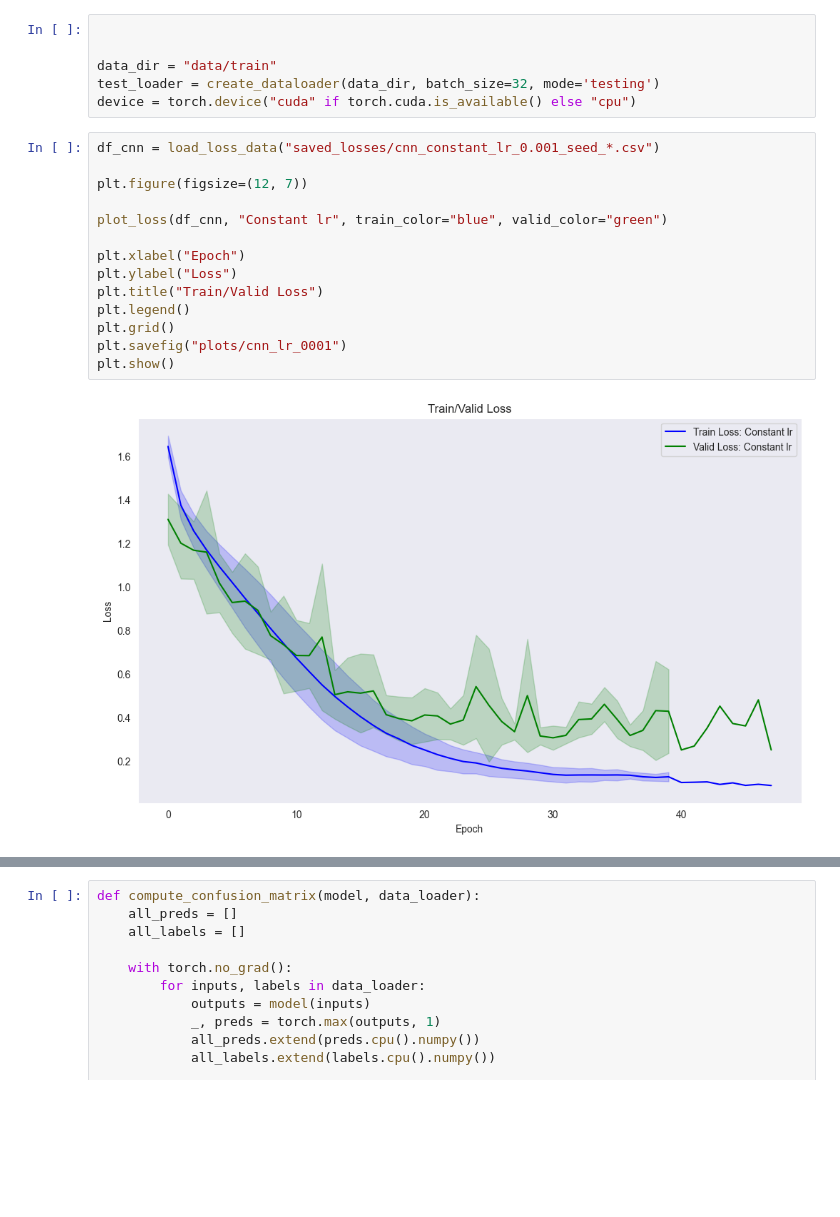
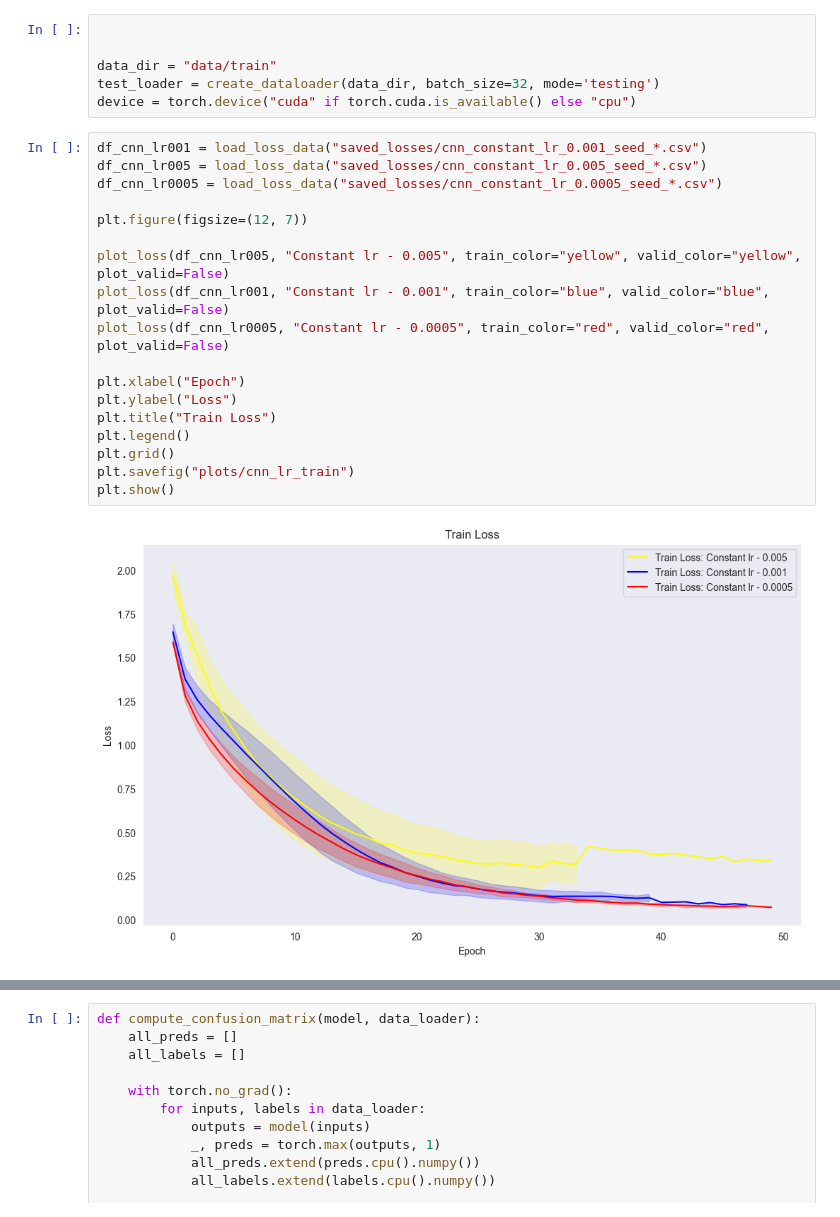
Before and after one commit to Mafarein/deep_learning_project2, a Jupyter notebook: model_experiments.ipynb, the cells around one changed output, grey strips where cells are left out. Cells and saved outputs as stored; diff of their text form; blank space fills up the shorter version.

```diff
--- a/model_experiments.ipynb
+++ b/model_experiments.ipynb
@@ -184,18 +190,22 @@ data_dir = "data/train"
 test_loader = create_dataloader(data_dir, batch_size=32, mode='testing')
 device = torch.device("cuda" if torch.cuda.is_available() else "cpu")
 # %%
-df_cnn = load_loss_data("saved_losses/cnn_constant_lr_0.001_seed_*.csv")
+df_cnn_lr001 = load_loss_data("saved_losses/cnn_constant_lr_0.001_seed_*.csv")
+df_cnn_lr005 = load_loss_data("saved_losses/cnn_constant_lr_0.005_seed_*.csv")
+df_cnn_lr0005 = load_loss_data("saved_losses/cnn_constant_lr_0.0005_seed_*.csv")
 
 plt.figure(figsize=(12, 7))
 
-plot_loss(df_cnn, "Constant lr", train_color="blue", valid_color="green")
+plot_loss(df_cnn_lr005, "Constant lr - 0.005", train_color="yellow", valid_color="yellow", plot_valid=False)
+plot_loss(df_cnn_lr001, "Constant lr - 0.001", train_color="blue", valid_color="blue", plot_valid=False)
+plot_loss(df_cnn_lr0005, "Constant lr - 0.0005", train_color="red", valid_color="red", plot_valid=False)
 
 plt.xlabel("Epoch")
 plt.ylabel("Loss")
-plt.title("Train/Valid Loss")
+plt.title("Train Loss")
 plt.legend()
 plt.grid()
-plt.savefig("plots/cnn_lr_0001")
+plt.savefig("plots/cnn_lr_train")
 plt.show()
 # %% [output]
-[figure, old version]
+[figure, new version]
```
Also changed, not shown: parts of 8 cells of this notebook, 25 other files.
